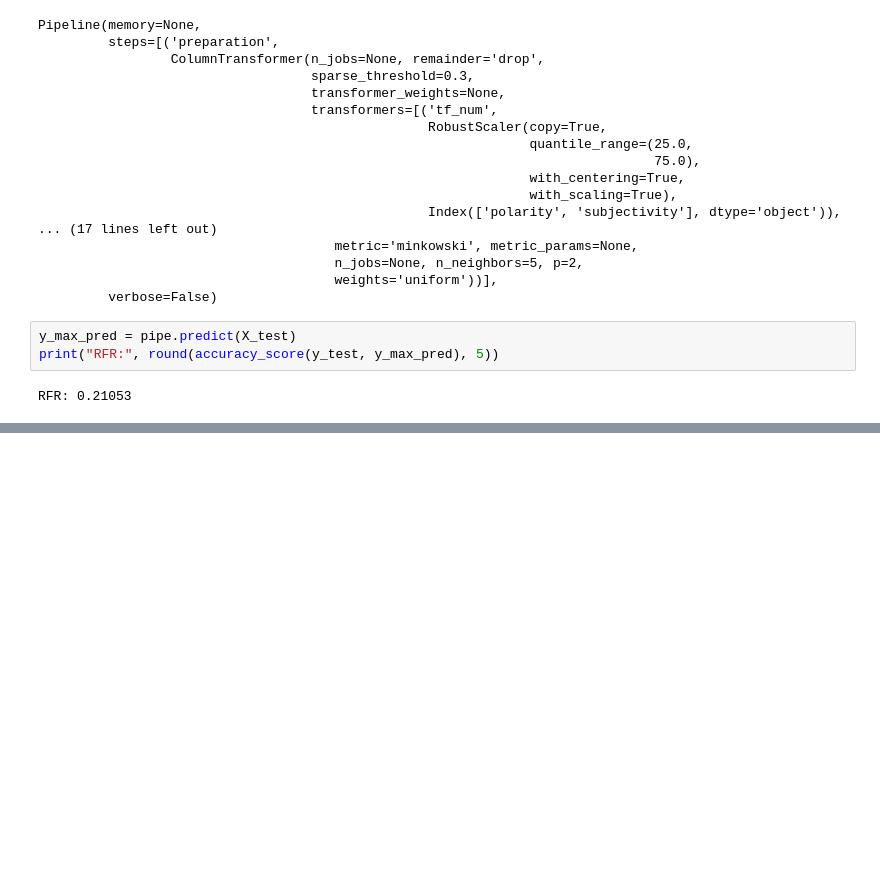
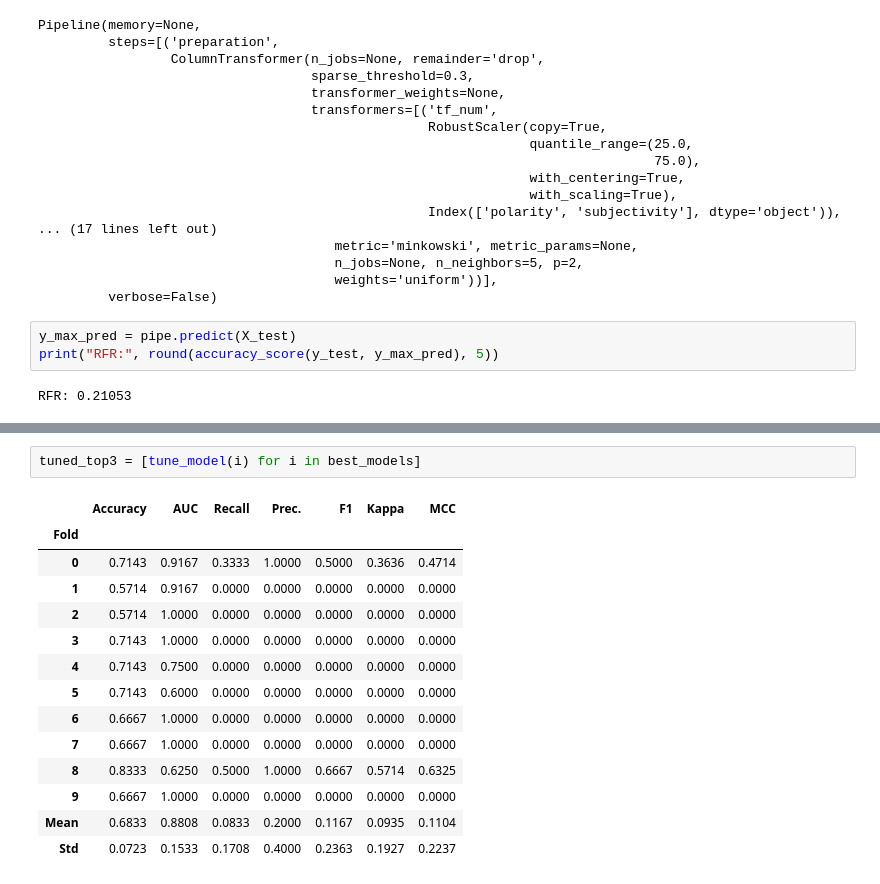
Before and after one commit to data-IA-2022/MOOC_Fengfeng_David, a Jupyter notebook: model.ipynb, the cells around one changed output, grey strips where cells are left out. Drawn from its saved outputs; the diff is of its cells as text; blank space fills up the shorter version.

```diff
--- a/model.ipynb
+++ b/model.ipynb
@@ -130,0 +126,17 @@ interactive(children=(ToggleButtons(description='Plot Type:', icons=('',), optio
+# %%
+tuned_top3 = [tune_model(i) for i in best_models]
+# %% [output]
+|  | Accuracy | AUC | Recall | Prec. | F1 | Kappa | MCC |
+| Fold |  |  |  |  |  |  |  |
+| 0 | 0.7143 | 0.9167 | 0.3333 | 1.0000 | 0.5000 | 0.3636 | 0.4714 |
+| 1 | 0.5714 | 0.9167 | 0.0000 | 0.0000 | 0.0000 | 0.0000 | 0.0000 |
+| 2 | 0.5714 | 1.0000 | 0.0000 | 0.0000 | 0.0000 | 0.0000 | 0.0000 |
+| 3 | 0.7143 | 1.0000 | 0.0000 | 0.0000 | 0.0000 | 0.0000 | 0.0000 |
+| 4 | 0.7143 | 0.7500 | 0.0000 | 0.0000 | 0.0000 | 0.0000 | 0.0000 |
+| 5 | 0.7143 | 0.6000 | 0.0000 | 0.0000 | 0.0000 | 0.0000 | 0.0000 |
+| 6 | 0.6667 | 1.0000 | 0.0000 | 0.0000 | 0.0000 | 0.0000 | 0.0000 |
+| 7 | 0.6667 | 1.0000 | 0.0000 | 0.0000 | 0.0000 | 0.0000 | 0.0000 |
+| 8 | 0.8333 | 0.6250 | 0.5000 | 1.0000 | 0.6667 | 0.5714 | 0.6325 |
+| 9 | 0.6667 | 1.0000 | 0.0000 | 0.0000 | 0.0000 | 0.0000 | 0.0000 |
+| Mean | 0.6833 | 0.8808 | 0.0833 | 0.2000 | 0.1167 | 0.0935 | 0.1104 |
+| Std | 0.0723 | 0.1533 | 0.1708 | 0.4000 | 0.2363 | 0.1927 | 0.2237 |
```
Also changed, not shown: parts of 8 cells of this notebook.
